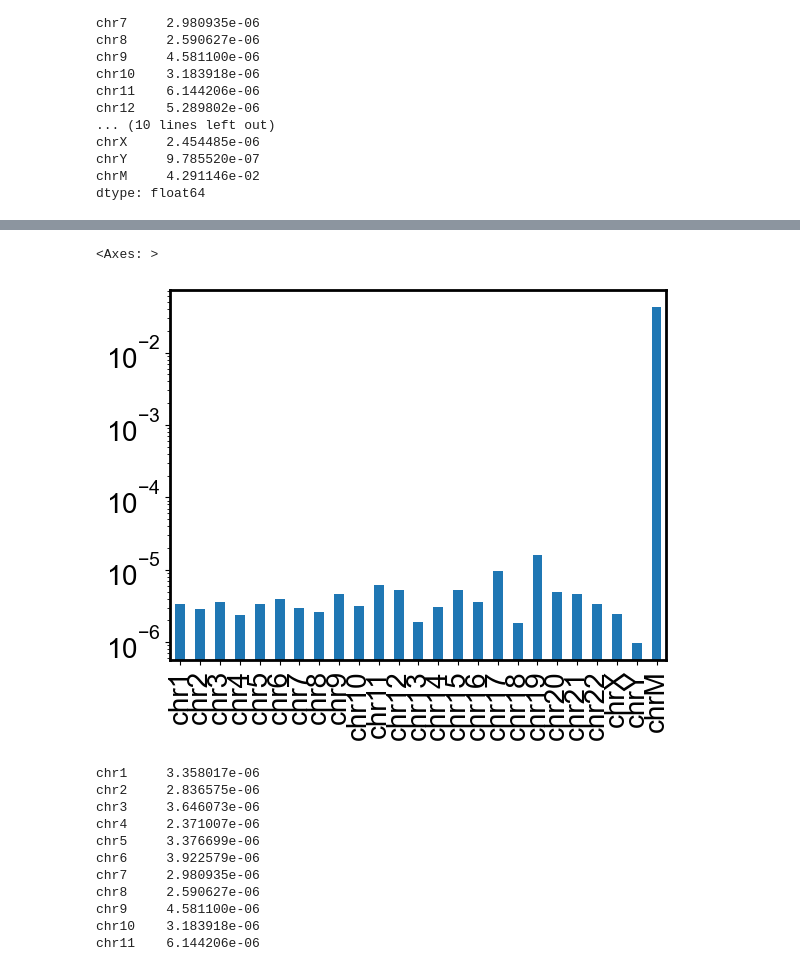
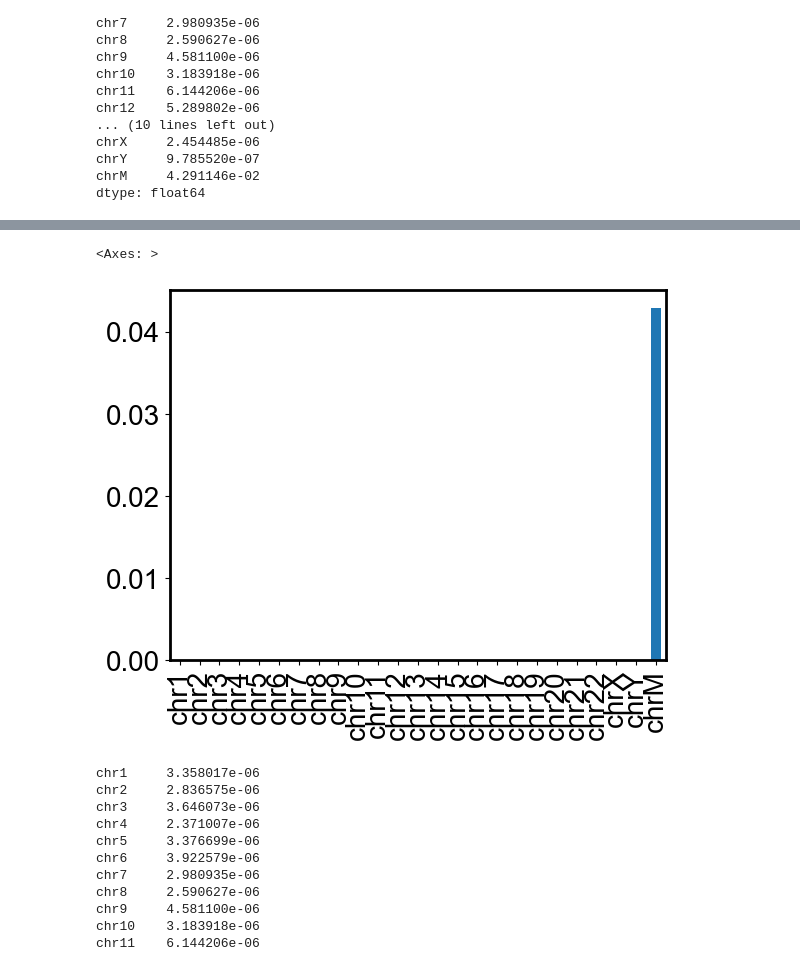
Before and after one commit to cauliyang/deepchopper-paper, a Jupyter notebook: figures/figures.ipynb, the cells around one changed output, grey strips where cells are left out. Saved outputs shown, nothing was run; the diff lists cells and outputs as text; code cells hidden in the pictures.

```diff
--- a/figures/figures.ipynb
+++ b/figures/figures.ipynb
@@ -1567,9 +1623,9 @@ dtype: float64
 # %%
 total_chrom_connection_per_chrom_by_chrom_length.plot(kind="bar")
-plt.yscale("log")
+# plt.yscale("log")
 # %% [output]
 <Axes: >
-[figure, old version]
+[figure, new version]
 # %%
 total_chrom_connection_per_chrom_by_chrom_length
 # %% [output]
```
Also changed, not shown: parts of 3 cells of this notebook, 5 other files.
